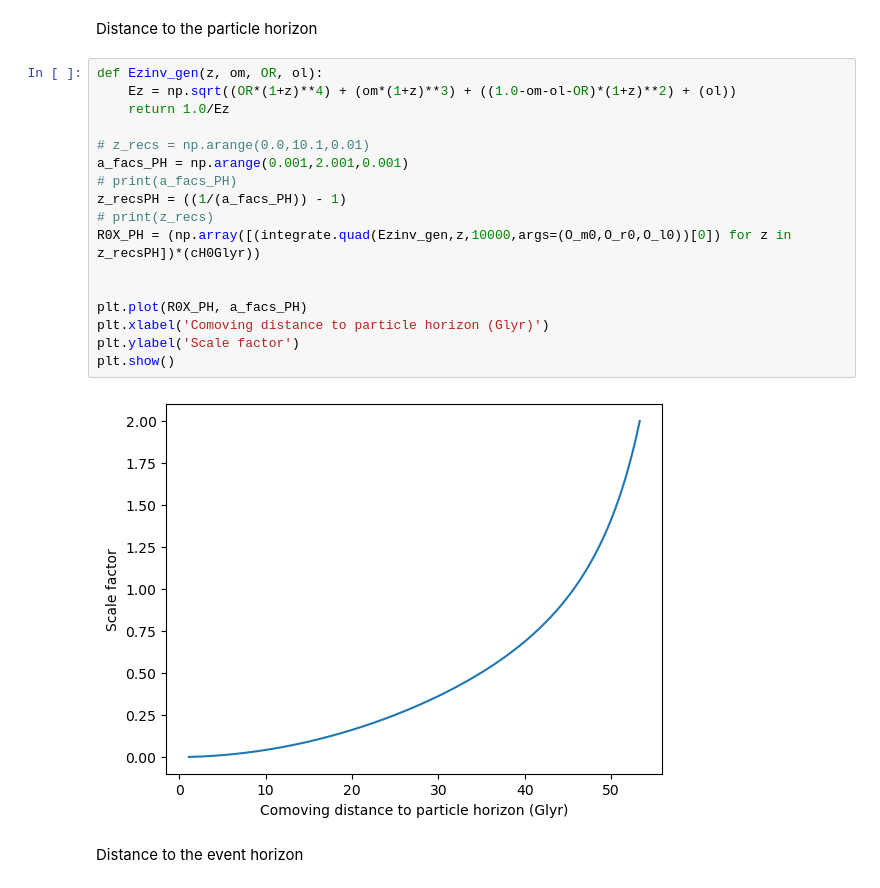
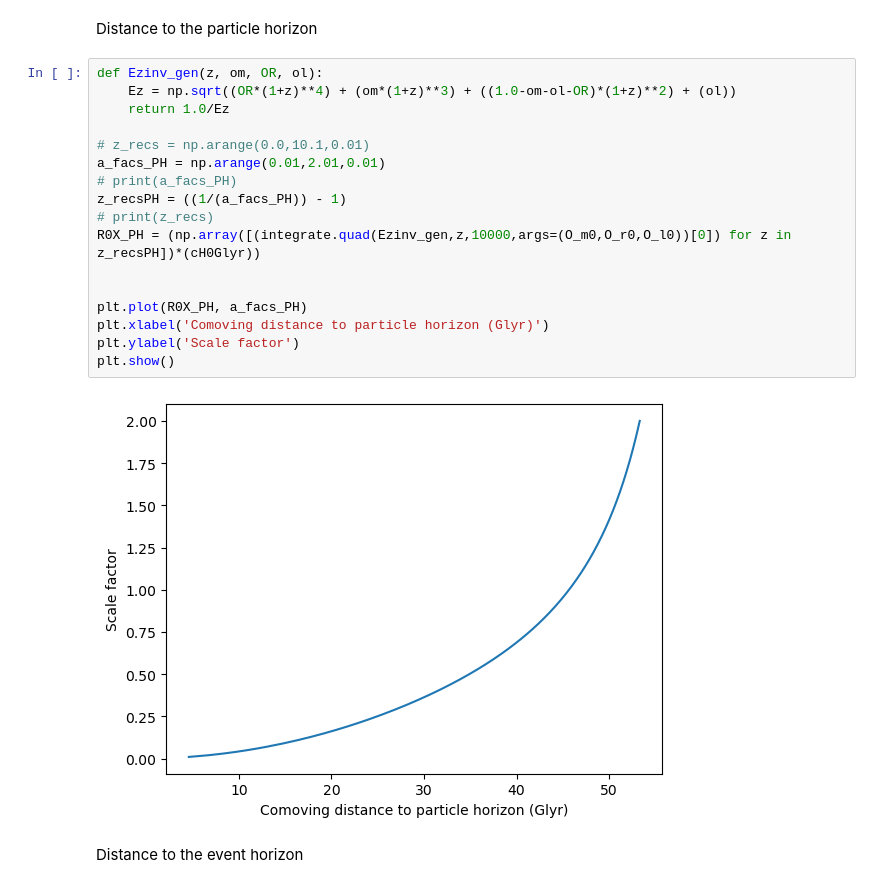
Before and after one commit to naidee/Cosmology-Project, a Jupyter notebook: cosmo/docs/notebooks/DistancesPrez.ipynb, the cells around one changed output. Saved outputs shown, nothing was run; the diff lists cells and outputs as text.

```diff
--- a/cosmo/docs/notebooks/DistancesPrez.ipynb
+++ b/cosmo/docs/notebooks/DistancesPrez.ipynb
@@ -253,22 +253,22 @@ Distance to the particle horizon
 # %%
 def Ezinv_gen(z, om, OR, ol):
     Ez = np.sqrt((OR*(1+z)**4) + (om*(1+z)**3) + ((1.0-om-ol-OR)*(1+z)**2) + (ol))
     return 1.0/Ez
 
 # z_recs = np.arange(0.0,10.1,0.01)
-a_facs_PH = np.arange(0.001,2.001,0.001)
+a_facs_PH = np.arange(0.01,2.01,0.01)
 # print(a_facs_PH)
 z_recsPH = ((1/(a_facs_PH)) - 1)
 # print(z_recs)
 R0X_PH = (np.array([(integrate.quad(Ezinv_gen,z,10000,args=(O_m0,O_r0,O_l0))[0]) for z in z_recsPH])*(cH0Glyr))
 
 
 plt.plot(R0X_PH, a_facs_PH)
 plt.xlabel('Comoving distance to particle horizon (Glyr)')
 plt.ylabel('Scale factor')
 plt.show()
 # %% [output]
-[figure, old version]
+[figure, new version]
 # %% [markdown]
 Distance to the event horizon
 # %%
```
